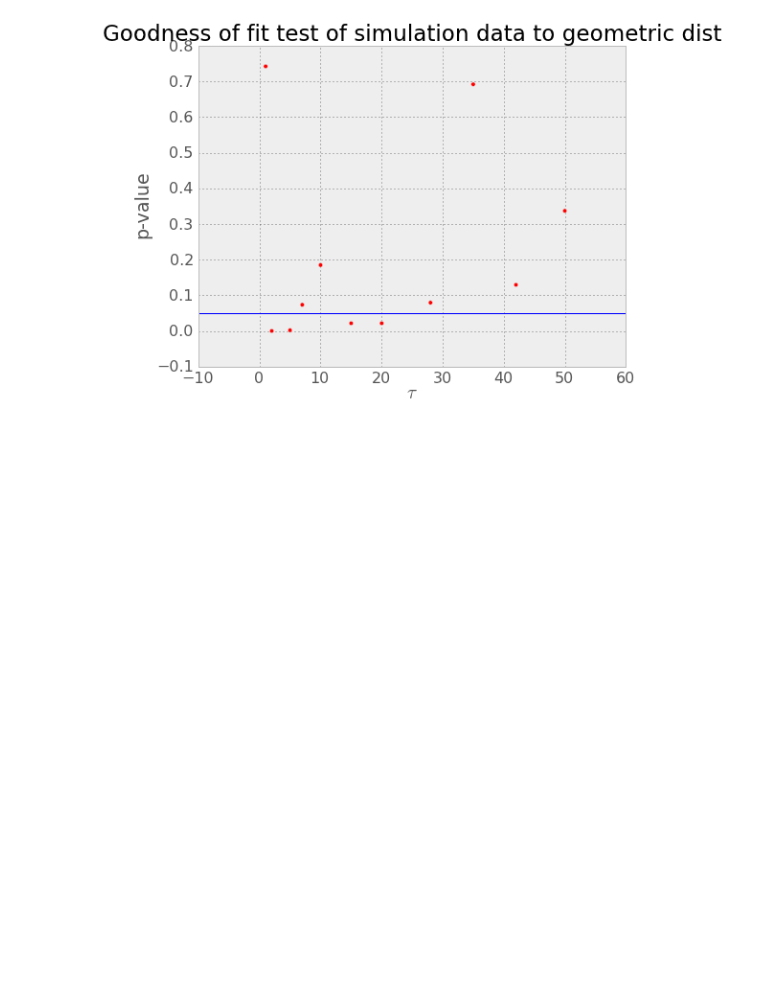
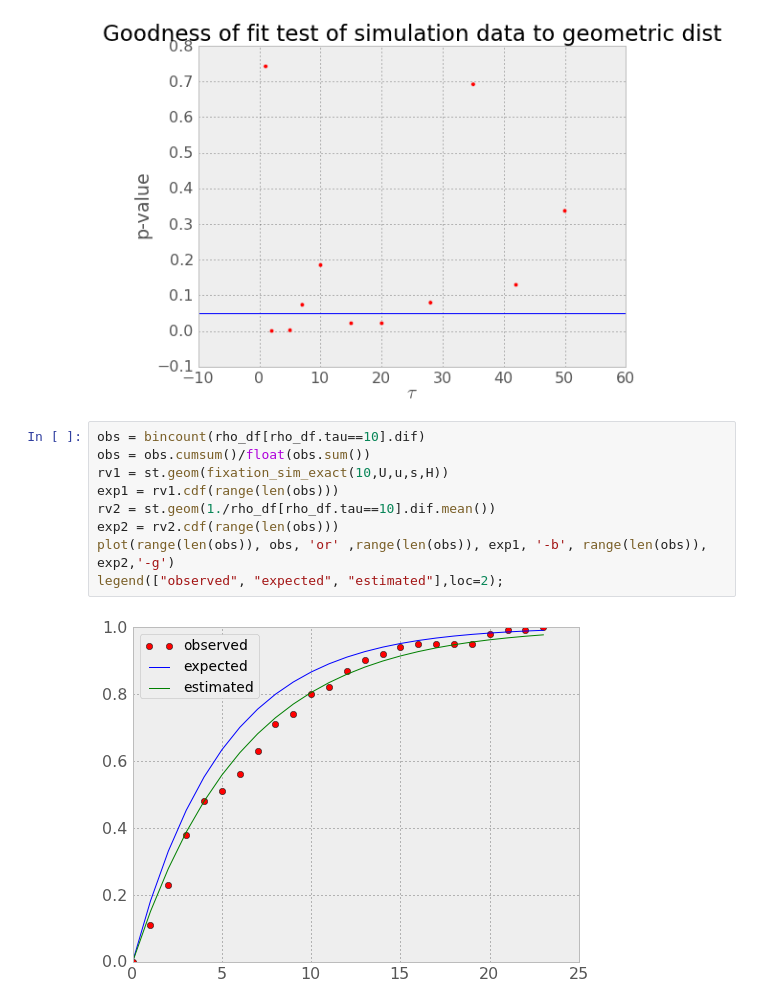
Before and after one commit to yoavram/ruggedsim, a Jupyter notebook: deterministic/notebook.ipynb, the cells around one changed output. Saved outputs shown, nothing was run; the diff lists cells and outputs as text; blank space fills up the shorter version.

```diff
--- a/deterministic/notebook.ipynb
+++ b/deterministic/notebook.ipynb
@@ -609,3 +612,14 @@ xlabel(r"$\tau$")
 ylabel("p-value");
 # %% [output]
 [figure]
+# %%
+obs = bincount(rho_df[rho_df.tau==10].dif)
+obs = obs.cumsum()/float(obs.sum())
+rv1 = st.geom(fixation_sim_exact(10,U,u,s,H))
+exp1 = rv1.cdf(range(len(obs)))
+rv2 = st.geom(1./rho_df[rho_df.tau==10].dif.mean())
+exp2 = rv2.cdf(range(len(obs)))
+plot(range(len(obs)), obs, 'or' ,range(len(obs)), exp1, '-b', range(len(obs)), exp2,'-g')
+legend(["observed", "expected", "estimated"],loc=2);
+# %% [output]
+[figure, added]
```
Also changed, not shown: parts of 2 cells of this notebook.
